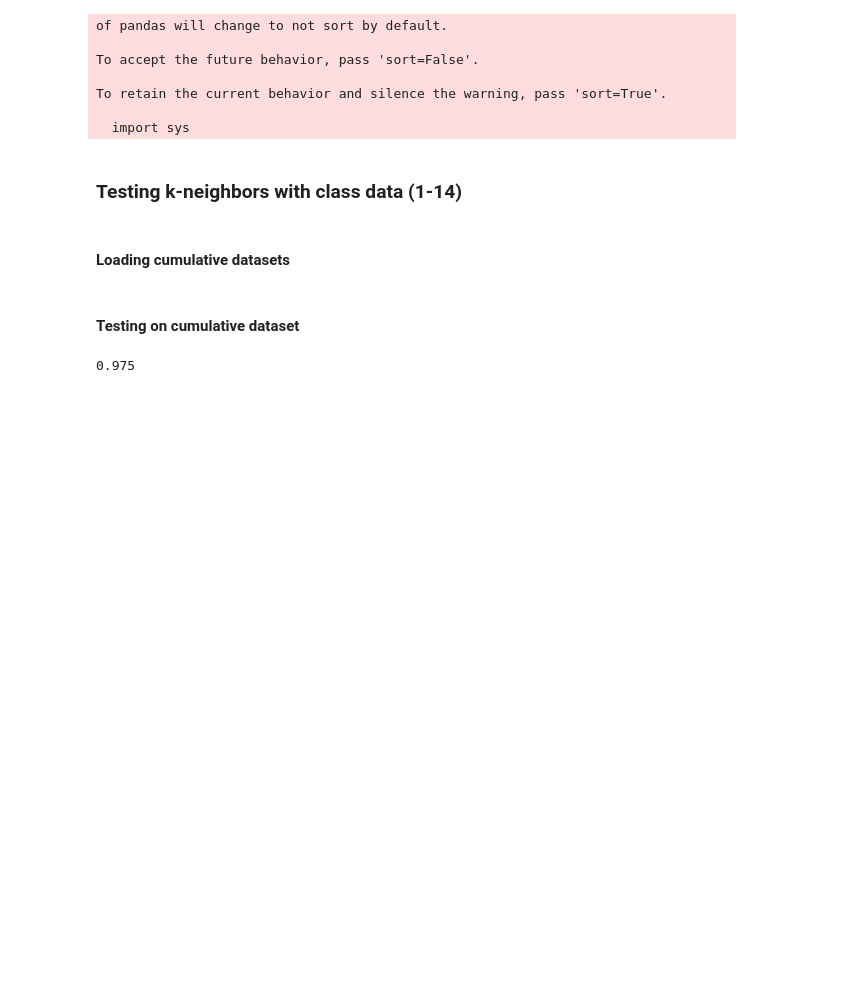
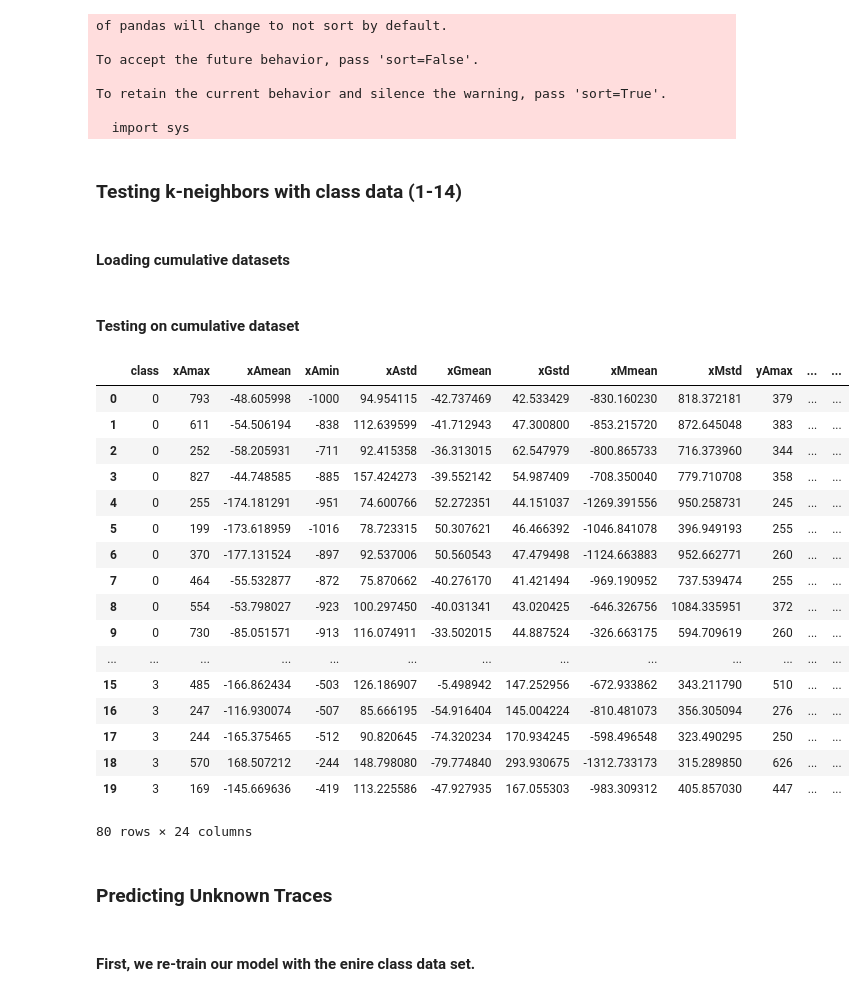
Before and after one commit to chen-alan/smartClock, a Jupyter notebook: classify.ipynb, the cells around one changed output. Cells and saved outputs as stored; diff of their text form; code cells hidden in the pictures; blank space fills up the shorter version.

```diff
--- a/classify.ipynb
+++ b/classify.ipynb
@@ -213,5 +213,27 @@ test = pd.concat([drtestdata,jptestdata,sttestdata,wktestdata])
 #### Testing on cumulative dataset
 # %%
 len(np.where(test['class']==kn.predict(test.iloc[:,:-1]))[0])/len(test['class'])
+test.iloc[:,:-1]
 # %% [output]
+|  | class | xAmax | xAmean | xAmin | xAstd | xGmean | xGstd | xMmean | xMstd | yAmax | ... | ... |
+| 0 | 0 | 793 | -48.605998 | -1000 | 94.954115 | -42.737469 | 42.533429 | -830.160230 | 818.372181 | 379 | ... | ... |
+| 1 | 0 | 611 | -54.506194 | -838 | 112.639599 | -41.712943 | 47.300800 | -853.215720 | 872.645048 | 383 | ... | ... |
+| 2 | 0 | 252 | -58.205931 | -711 | 92.415358 | -36.313015 | 62.547979 | -800.865733 | 716.373960 | 344 | ... | ... |
+| 3 | 0 | 827 | -44.748585 | -885 | 157.424273 | -39.552142 | 54.987409 | -708.350040 | 779.710708 | 358 | ... | ... |
+| 4 | 0 | 255 | -174.181291 | -951 | 74.600766 | 52.272351 | 44.151037 | -1269.391556 | 950.258731 | 245 | ... | ... |
+| 5 | 0 | 199 | -173.618959 | -1016 | 78.723315 | 50.307621 | 46.466392 | -1046.841078 | 396.949193 | 255 | ... | ... |
+| 6 | 0 | 370 | -177.131524 | -897 | 92.537006 | 50.560543 | 47.479498 | -1124.663883 | 952.662771 | 260 | ... | ... |
+| 7 | 0 | 464 | -55.532877 | -872 | 75.870662 | -40.276170 | 41.421494 | -969.190952 | 737.539474 | 255 | ... | ... |
+| 8 | 0 | 554 | -53.798027 | -923 | 100.297450 | -40.031341 | 43.020425 | -646.326756 | 1084.335951 | 372 | ... | ... |
+| 9 | 0 | 730 | -85.051571 | -913 | 116.074911 | -33.502015 | 44.887524 | -326.663175 | 594.709619 | 260 | ... | ... |
+| ... | ... | ... | ... | ... | ... | ... | ... | ... | ... | ... | ... | ... |
+| 15 | 3 | 485 | -166.862434 | -503 | 126.186907 | -5.498942 | 147.252956 | -672.933862 | 343.211790 | 510 | ... | ... |
+| 16 | 3 | 247 | -116.930074 | -507 | 85.666195 | -54.916404 | 145.004224 | -810.481073 | 356.305094 | 276 | ... | ... |
+| 17 | 3 | 244 | -165.375465 | -512 | 90.820645 | -74.320234 | 170.934245 | -598.496548 | 323.490295 | 250 | ... | ... |
+| 18 | 3 | 570 | 168.507212 | -244 | 148.798080 | -79.774840 | 293.930675 | -1312.733173 | 315.289850 | 626 | ... | ... |
+| 19 | 3 | 169 | -145.669636 | -419 | 113.225586 | -47.927935 | 167.055303 | -983.309312 | 405.857030 | 447 | ... | ... |
-0.975
+80 rows × 24 columns
+# %% [markdown]
+### Predicting Unknown Traces
+# %% [markdown]
+#### First, we re-train our model with the enire class data set.
```
Also changed, not shown: parts of 14 cells of this notebook.
